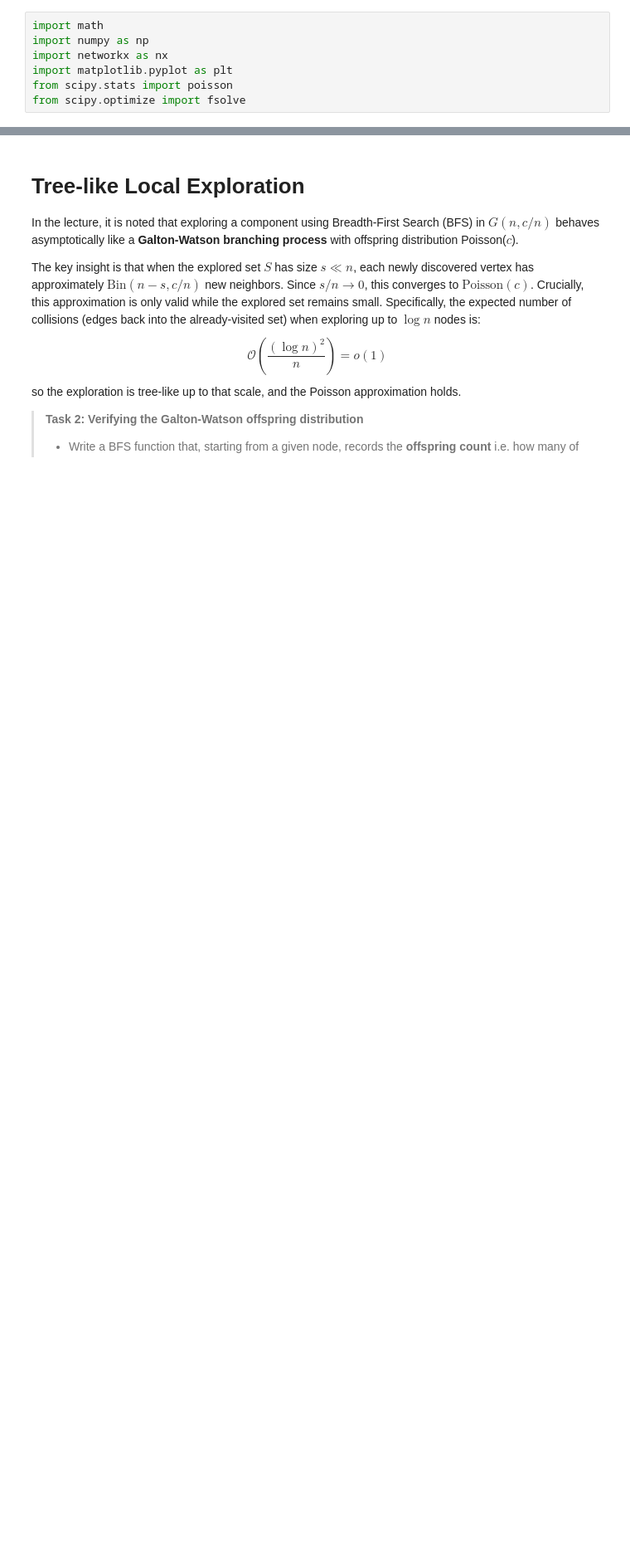
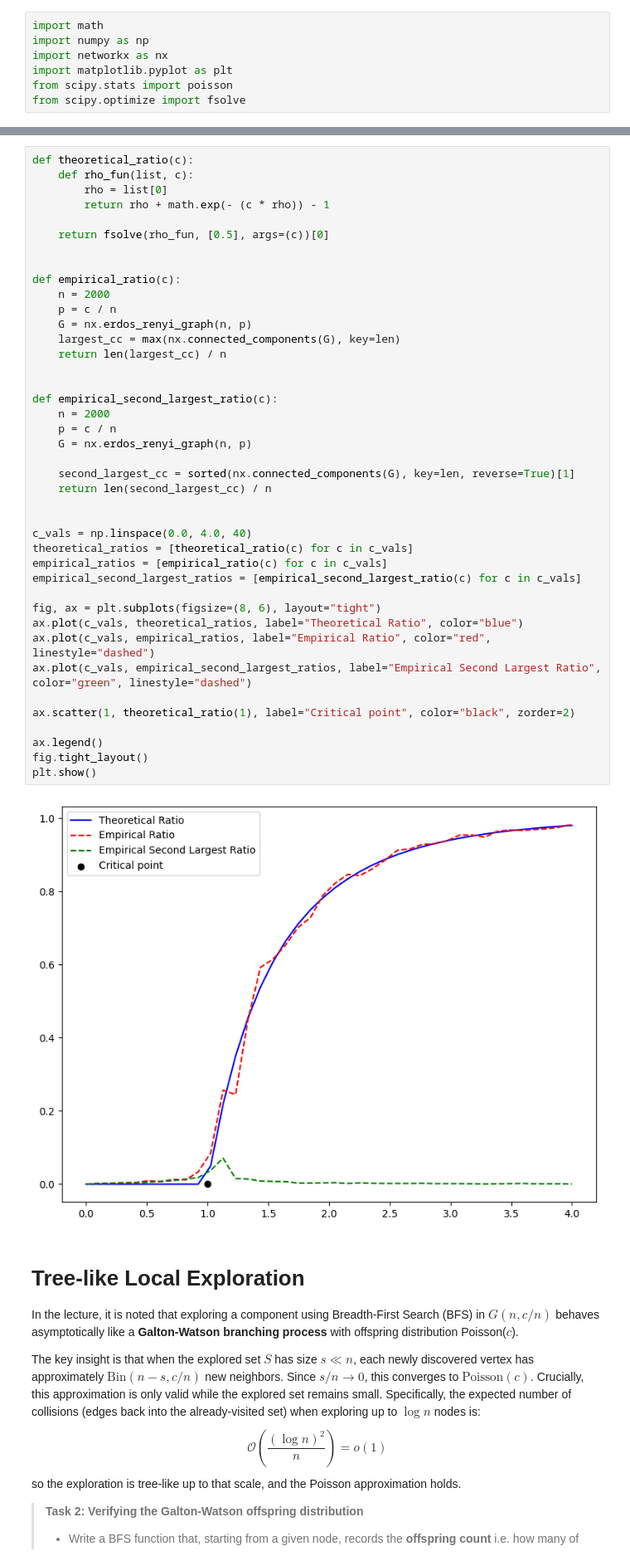
Before and after one commit to KackaHannah/NDMI110-graphs-and-networks-practicals, a Jupyter notebook: 07/07_en.ipynb, the cells around one changed output, grey strips where cells are left out. Shown at 83% size. Drawn from its saved outputs; the diff is of its cells as text; blank space fills up the shorter version.

```diff
--- a/07/07_en.ipynb
+++ b/07/07_en.ipynb
@@ -60,3 +57,46 @@ $$
+# %%
+def theoretical_ratio(c):
+    def rho_fun(list, c):
+        rho = list[0]
+        return rho + math.exp(- (c * rho)) - 1
+
+    return fsolve(rho_fun, [0.5], args=(c))[0]
+
+
+def empirical_ratio(c):
+    n = 2000
+    p = c / n
+    G = nx.erdos_renyi_graph(n, p)
+    largest_cc = max(nx.connected_components(G), key=len)
+    return len(largest_cc) / n
+
+
+def empirical_second_largest_ratio(c):
+    n = 2000
+    p = c / n
+    G = nx.erdos_renyi_graph(n, p)
+
+    second_largest_cc = sorted(nx.connected_components(G), key=len, reverse=True)[1]
+    return len(second_largest_cc) / n
+
+
+c_vals = np.linspace(0.0, 4.0, 40)
+theoretical_ratios = [theoretical_ratio(c) for c in c_vals]
+empirical_ratios = [empirical_ratio(c) for c in c_vals]
+empirical_second_largest_ratios = [empirical_second_largest_ratio(c) for c in c_vals]
+
+fig, ax = plt.subplots(figsize=(8, 6), layout="tight")
+ax.plot(c_vals, theoretical_ratios, label="Theoretical Ratio", color="blue")
+ax.plot(c_vals, empirical_ratios, label="Empirical Ratio", color="red", linestyle="dashed")
+ax.plot(c_vals, empirical_second_largest_ratios, label="Empirical Second Largest Ratio", color="green", linestyle="dashed")
+
+ax.scatter(1, theoretical_ratio(1), label="Critical point", color="black", zorder=2)
+
+ax.legend()
+fig.tight_layout()
+plt.show()
+# %% [output]
+[figure, added]
 # %% [markdown]
 # Tree-like Local Exploration
 
```
Also changed, not shown: parts of 4 cells of this notebook.
